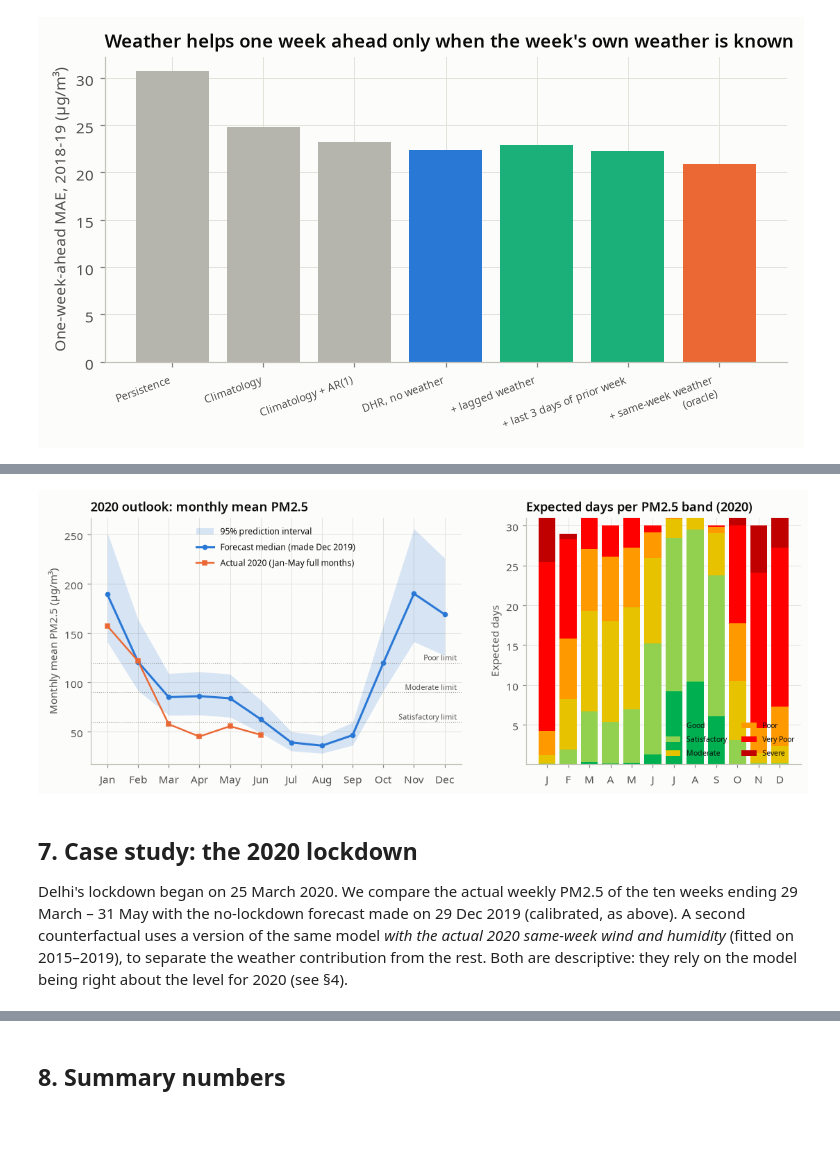
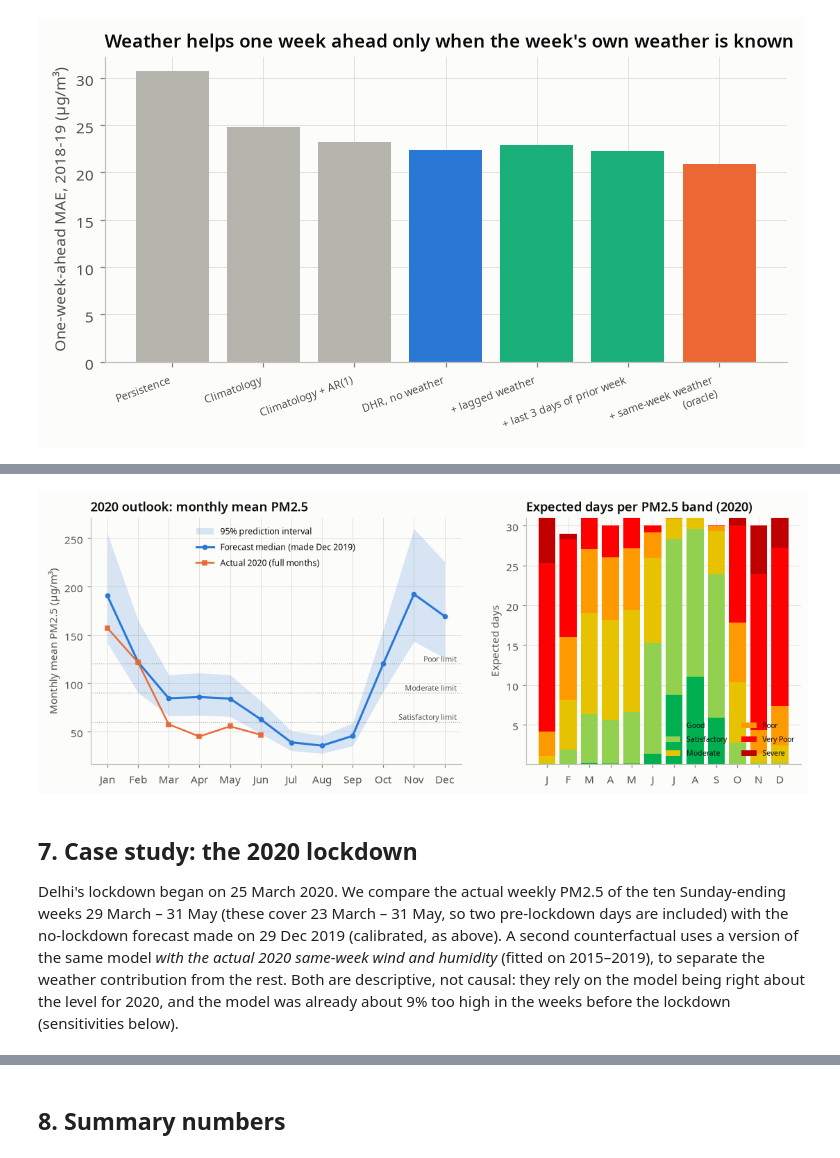
Before and after one commit to LuciferK47/PM_2.5, a Jupyter notebook: notebooks/04_forecasting.ipynb, the cells around one changed output, grey strips where cells are left out. Drawn from its saved outputs; the diff is of its cells as text; code cells hidden in the pictures; blank space fills up the shorter version.

Commit message:
Notebook 04: matched SARIMA D=0 table, calibration width/Winkler and post-hoc shift sensitivity, one-step forecasts saved, lockdown sensitivities and placebo; re-executed

```diff
--- a/notebooks/04_forecasting.ipynb
+++ b/notebooks/04_forecasting.ipynb
@@ -119,7 +119,7 @@ display(extra.round(2))
 # %%
 # Paired loss differences against climatology: moving-block bootstrap (8-week blocks) of the weekly absolute-error differences.
 def abs_err(model, folds):
-    return np.concatenate([np.abs(fcs[f][model]["actual"] - np.exp(fcs[f][model]["mu"])) for f in folds])
+    return [np.abs(fcs[f][model]["actual"] - np.exp(fcs[f][model]["mu"])) for f in folds]   # one array per fold: blocks never cross folds
 
 ld = []
 for label, folds in [("folds 2018+2019", [2018, 2019]), ("all three folds", [2017, 2018, 2019])]:
@@ -172,0 +173,9 @@ findfont: Failed to find font weight semibold for DejaVu Sans, now using 700.
+# %%
+# SARIMA D=0 with vs without a constant, same orders, same three folds (replaces the unsupported "39.7 -> 30.6" remark of the first write-up)
+d0 = {"no constant": F.sarima((1, 0, 1), (1, 0, 0, 52), trend="n"), "with constant": F.sarima((1, 0, 1), (1, 0, 0, 52), trend="c")}
+bt0, _ = F.backtest(y, raw, d0, n_jobs=6, verbose=False)
+d0tab = bt0.pivot(index="model", columns="fold", values="MAE")
+for f in (2017, 2018, 2019):
+    d0tab.loc["Climatology (reference)", f] = bt[(bt.model == "Climatology") & (bt.fold == f)]["MAE"].iloc[0]
+d0tab.round(1).to_csv(RESULTS / "fc_sarima_d0_constant.csv"); display(d0tab.round(1))
+key["sarima_d0_const"] = d0tab.round(2).to_dict()
@@ -314,7 +348,7 @@ def one_step(year, wx_cols):
 variants = {"DHR, no weather": [], "+ lagged weather (operational)": ["wind_lag1", "rh_lag1"],
             "+ last 3 days of prior week (operational)": ["wind_last3", "rh_last3"],
             "+ same-week weather (ORACLE)": ["wind_same", "rh_same"]}
-rows, errs = [], {}
+rows, errs, onestep_store = [], {}, {}
 for year in (2018, 2019):
     origin = F.ORIGINS[year]; tr_ = y.loc[:origin]
     test_idx = y.loc[f"{year}-01-01":f"{year}-12-31"].index
@@ -332,8 +366,11 @@ for year in (2018, 2019):
     for name, mu_ in preds.items():
         e = act - np.exp(mu_)
         errs[(year, name)] = e
+        onestep_store[(year, name)] = (test_idx, act, mu_)
         rows.append({"year": year, "model": name, "MAE": np.abs(e).mean(), "logMAE": np.abs(np.log(act) - mu_).mean(), "n": len(e)})
 os_tab = pd.DataFrame(rows)
+pd.DataFrame([{"year": yr, "model": nm, "date": d_, "actual": a_, "mu": m_}
+              for (yr, nm), (dd_, aa_, mm_) in onestep_store.items() for d_, a_, m_ in zip(dd_, aa_, mm_)]).to_csv(RESULTS / "fc_oneweek_forecasts.csv", index=False)
 piv = os_tab.pivot(index="model", columns="year", values="MAE")
 piv["both years"] = [np.mean(np.concatenate([np.abs(errs[(2018, m)]), np.abs(errs[(2019, m)])])) for m in piv.index]
 order_ = ["Persistence", "Climatology", "Climatology + AR(1)", *variants]
@@ -408,8 +445,9 @@ def pipeline(origin, year, folds_for_cal, n=5000):
     f = np.where(pd.DatetimeIndex(idx).month.isin(F.WINTER), rule["f"][True], rule["f"][False])
     paths_c = (mu_ + rule["shift"] * sd_)[:, None] + f[:, None] * (paths - mu_[:, None])
     pools = F.week_offsets_by_month(daily["pm25"].loc[:origin])
-    bands = F.daily_band_days(paths_c, idx, pools, year)           # (paths, 12, 6)
-    monthly = F.monthly_mean_paths(paths_c, idx, year)             # (12, paths)
+    dd, dv = F.daily_paths(paths_c, idx, pools, year)               # daily values whose weekly means equal the weekly paths
+    bands = F.daily_band_days(dd, dv)                                # (paths, 12, 6)  band days and monthly means come from the SAME daily paths
+    monthly = F.monthly_mean_paths(dd, dv)                           # (12, paths)
     return {"idx": idx, "mu": mu_, "sd": sd_, "paths": paths_c, "bands": bands, "monthly": monthly, "spec": out["spec"], "rule": rule, "res": res_}
 
 month_names = ["Jan", "Feb", "Mar", "Apr", "May", "Jun", "Jul", "Aug", "Sep", "Oct", "Nov", "Dec"]
@@ -487,29 +525,29 @@ display(mt20.round(2))
 # %%
 fig, axes = plt.subplots(1, 2, figsize=(12, 4.2), gridspec_kw={"width_ratios": [1.35, 1]})
 ax = axes[0]; xs = np.arange(12)
 ax.fill_between(xs, mt20["lo95"], mt20["hi95"], color=BLUE, alpha=0.18, lw=0, label="95% prediction interval")
 ax.plot(xs, mt20["median"], color=BLUE, lw=2, marker="o", ms=4, label="Forecast median (made Dec 2019)")
-ok = mt20["actual_days_covered"] >= 20
-ax.plot(xs[ok], mt20.loc[ok, "actual_mean_2020"], color=ORANGE, lw=1.6, marker="s", ms=4, label="Actual 2020 (Jan-May full months)")
+ok = mt20["actual_days_covered"] >= 28
+ax.plot(xs[ok], mt20.loc[ok, "actual_mean_2020"], color=ORANGE, lw=1.6, marker="s", ms=4, label="Actual 2020 (full months)")
 for yv, lab in [(60, "Satisfactory limit"), (90, "Moderate limit"), (120, "Poor limit")]:
     ax.axhline(yv, color=MUTED, lw=0.7, ls=":"); ax.text(11.4, yv, lab, fontsize=7, va="bottom", ha="right", color=INK_2)
 ax.set_xticks(xs, month_names); ax.set_ylabel("Monthly mean PM2.5 (µg/m³)"); ax.legend(fontsize=8, loc="upper center")
 ax.set_title("2020 outlook: monthly mean PM2.5")
 ax = axes[1]
 colors = {"Good": "#00B050", "Satisfactory": "#92D050", "Moderate": "#E6C200", "Poor": "#FF9900", "Very Poor": "#FF0000", "Severe": "#C00000"}
 bottom = np.zeros(12)
 for c in CATEGORIES:
     v = mt20[f"days_{c}"].to_numpy(); ax.bar(xs, v, bottom=bottom, color=colors[c], width=0.8, label=c); bottom += v
 ax.set_xticks(xs, [m[0] for m in month_names]); ax.set_ylabel("Expected days"); ax.set_title("Expected days per PM2.5 band (2020)")
 ax.legend(fontsize=7, ncols=2, loc="lower right")
 savefig(fig, "15_outlook_2020"); plt.show()
 # %% [output]
-[figure, old version]
+[figure, new version]
 # %% [markdown]
 ## 7. Case study: the 2020 lockdown
-Delhi's lockdown began on 25 March 2020. We compare the actual weekly PM2.5 of the ten weeks ending 29 March – 31 May with the no-lockdown forecast made on
+Delhi's lockdown began on 25 March 2020. We compare the actual weekly PM2.5 of the ten Sunday-ending weeks 29 March – 31 May (these cover 23 March – 31 May, so two pre-lockdown days are included) with the no-lockdown forecast made on
 29 Dec 2019 (calibrated, as above). A second counterfactual uses a version of the same model *with the actual 2020 same-week wind and humidity* (fitted on 2015–2019),
-to separate the weather contribution from the rest. Both are descriptive: they rely on the model being right about the level for 2020 (see §4).
+to separate the weather contribution from the rest. Both are descriptive, not causal: they rely on the model being right about the level for 2020, and the model was already about 9% too high in the weeks before the lockdown (sensitivities below).
 # %%
 lock_idx = pd.date_range("2020-03-29", "2020-05-31", freq="W-SUN")
 act_l = raw.loc[lock_idx].to_numpy()
```
Also changed, not shown: parts of 17 cells of this notebook, 15 other files.
